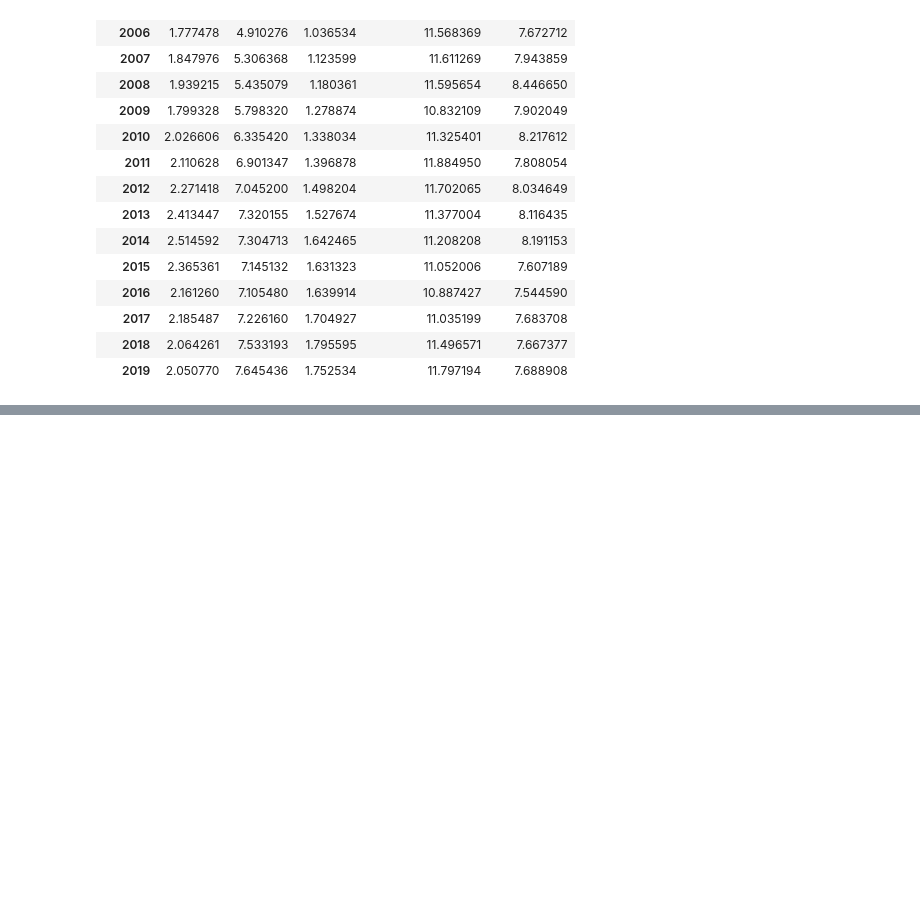
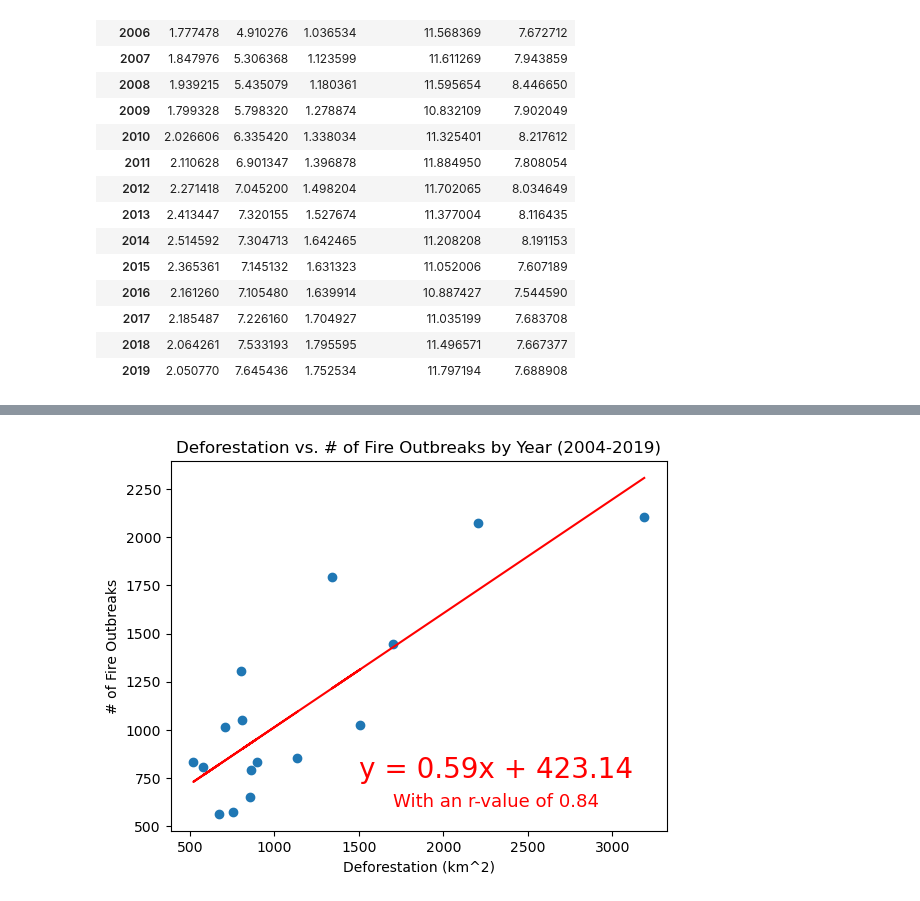
Before and after one commit to Xthe23/Amazon-Deforestation-and-CO2-Emissions, a Jupyter notebook: main.ipynb, the cells around one changed output, grey strips where cells are left out. Cells and saved outputs as stored; diff of their text form; code cells hidden in the pictures; blank space fills up the shorter version.

Commit message:
Added Deforestation vs. Fire Outbreak plot

```diff
--- a/main.ipynb
+++ b/main.ipynb
@@ -178,3 +177,29 @@ fire_outbreak_plot = merged_df.hvplot.points('longitude',
 fire_outbreak_plot
 # %% [output]
 [interactive output not drawn]
+# %%
+
+# Defining our comparison values
+outbreaks_mean = merged_df.groupby('year')['firespots'].mean()
+deforestation_mean = merged_df.groupby('year')['deforestation_area'].mean()
+
+# Finding values for our linear regression and the resulting fit
+slope, intercept, rvalue, pvalue, stderr = st.linregress(deforestation_mean,outbreaks_mean)
+fit = slope * deforestation_mean + intercept
+
+# Creating annotated information
+line_eq = f'y = {str(round(slope,2))}x + {str(round(intercept,2))}'
+r_value = f'With an r-value of {round(st.pearsonr(deforestation_mean, outbreaks_mean)[0], 2)}'
+
+# Plotting and formatting our comparison data
+plt.scatter(deforestation_mean, outbreaks_mean)
+plt.xlabel('Deforestation (km^2)')
+plt.ylabel('# of Fire Outbreaks')
+plt.title('Deforestation vs. # of Fire Outbreaks by Year (2004-2019)')
+plt.plot(deforestation_mean, fit, '-', color='r')
+plt.annotate(line_eq, (1500, 750), color = 'r', fontsize = 20)
+plt.annotate(r_value, (1700, 600), color = 'r', fontsize = 13)
+
+plt.show()
+# %% [output]
+[figure, added]
```
Also changed, not shown: parts of 1 cell of this notebook.
